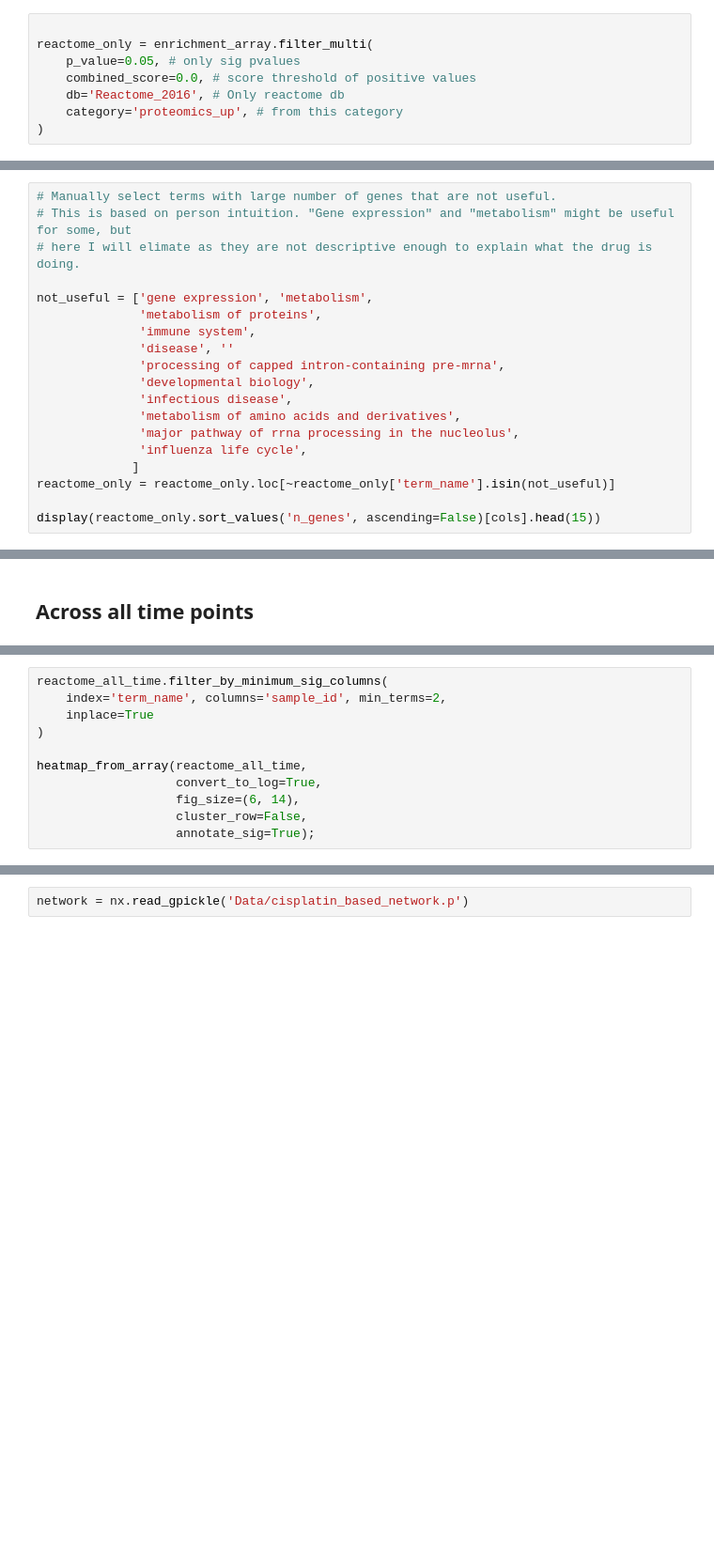
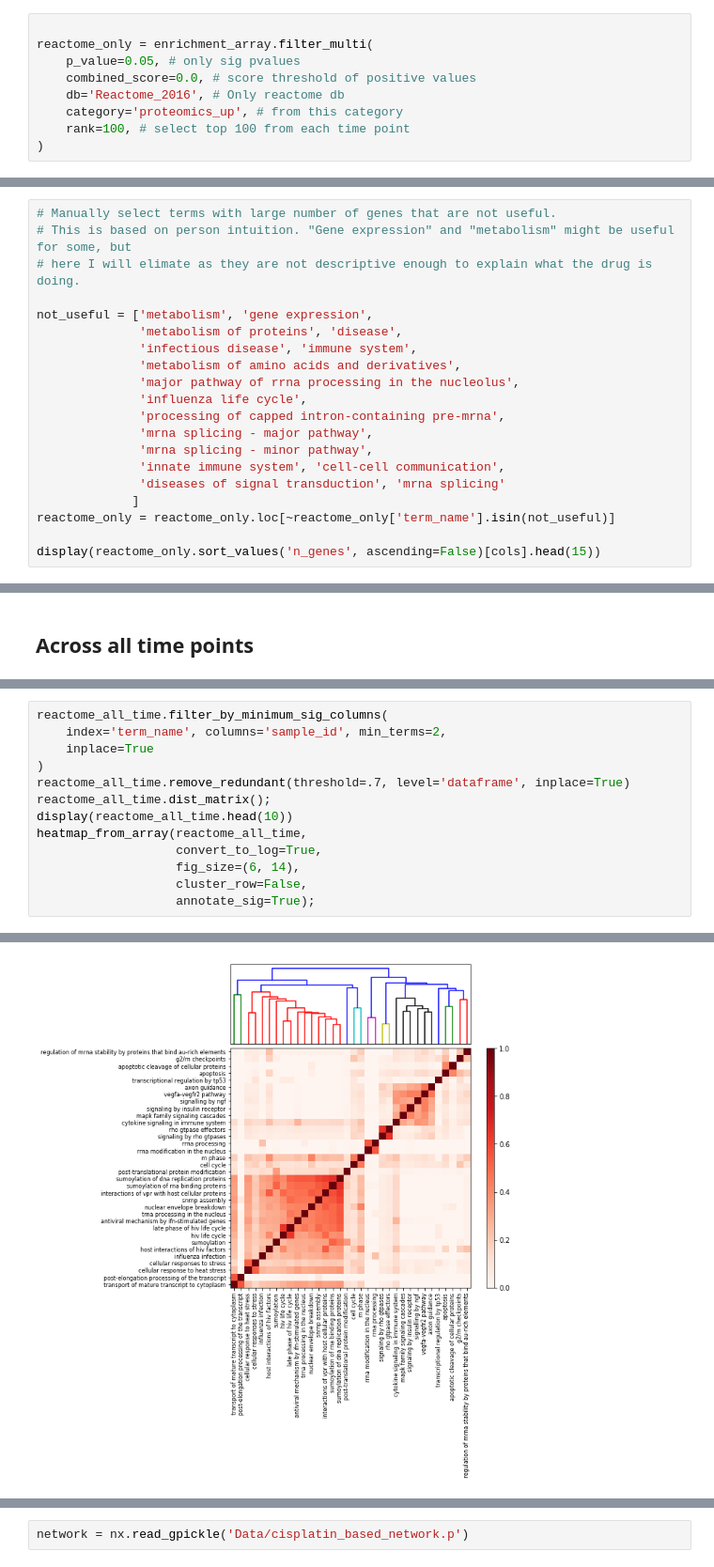
Before and after one commit to LoLab-MSM/MAGINE, a Jupyter notebook: examples/cisplatin/explore_enrichment_analysis.ipynb, the cells around one changed output, grey strips where cells are left out. Shown at 94% size. Saved outputs shown, nothing was run; the diff lists cells and outputs as text; blank space fills up the shorter version.

```diff
--- a/examples/cisplatin/explore_enrichment_analysis.ipynb
+++ b/examples/cisplatin/explore_enrichment_analysis.ipynb
@@ -74,6 +123,7 @@ reactome_only = enrichment_array.filter_multi(
     combined_score=0.0, # score threshold of positive values
     db='Reactome_2016', # Only reactome db
     category='proteomics_up', # from this category
+    rank=100, # select top 100 from each time point
 )
 # %%
 # This just cleans up the term name
@@ -98,16 +223,17 @@ display(reactome_only.sort_values('n_genes', ascending=False)[cols].head(30)['te
 # This is based on person intuition. "Gene expression" and "metabolism" might be useful for some, but
 # here I will elimate as they are not descriptive enough to explain what the drug is doing.
 
-not_useful = ['gene expression', 'metabolism',
-              'metabolism of proteins',
-              'immune system',
-              'disease', ''
-              'processing of capped intron-containing pre-mrna',
-              'developmental biology',
-              'infectious disease',
+not_useful = ['metabolism', 'gene expression',
+              'metabolism of proteins', 'disease',
+              'infectious disease', 'immune system',
               'metabolism of amino acids and derivatives',
               'major pathway of rrna processing in the nucleolus',
               'influenza life cycle',
+              'processing of capped intron-containing pre-mrna',
+              'mrna splicing - major pathway',
+              'mrna splicing - minor pathway',
+              'innate immune system', 'cell-cell communication',
+              'diseases of signal transduction', 'mrna splicing'
              ]
 reactome_only = reactome_only.loc[~reactome_only['term_name'].isin(not_useful)]
 
@@ -165,9 +430,12 @@ reactome_all_time.filter_by_minimum_sig_columns(
     index='term_name', columns='sample_id', min_terms=2,
     inplace=True
 )
-
+reactome_all_time.remove_redundant(threshold=.7, level='dataframe', inplace=True)
+reactome_all_time.dist_matrix();
+display(reactome_all_time.head(10))
 heatmap_from_array(reactome_all_time,
                    convert_to_log=True,
                    fig_size=(6, 14),
                    cluster_row=False,
                    annotate_sig=True);
+# %% [output]
@@ -173,0 +454 @@ heatmap_from_array(reactome_all_time,
+[figure, added]
```
Also changed, not shown: parts of 45 cells of this notebook, 1 other file.
